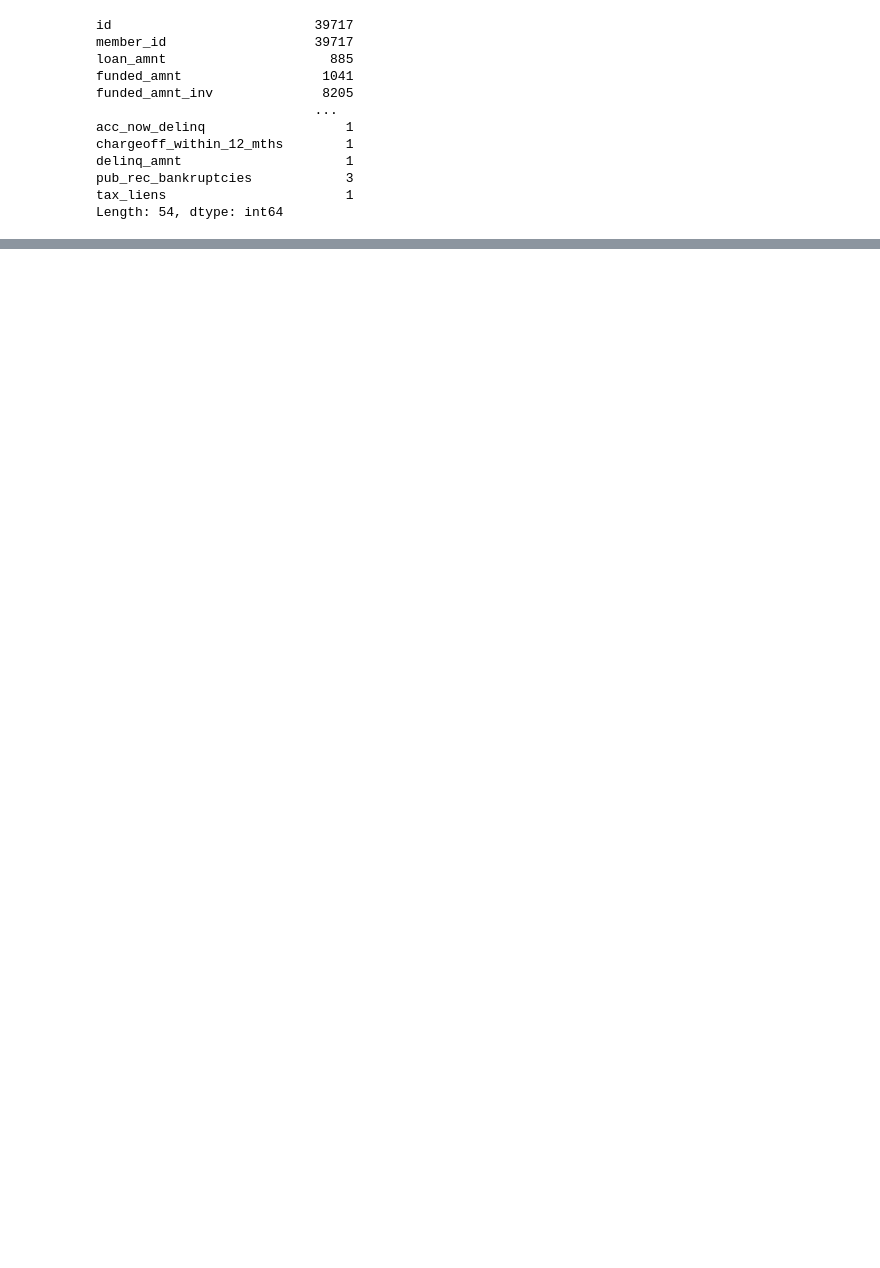
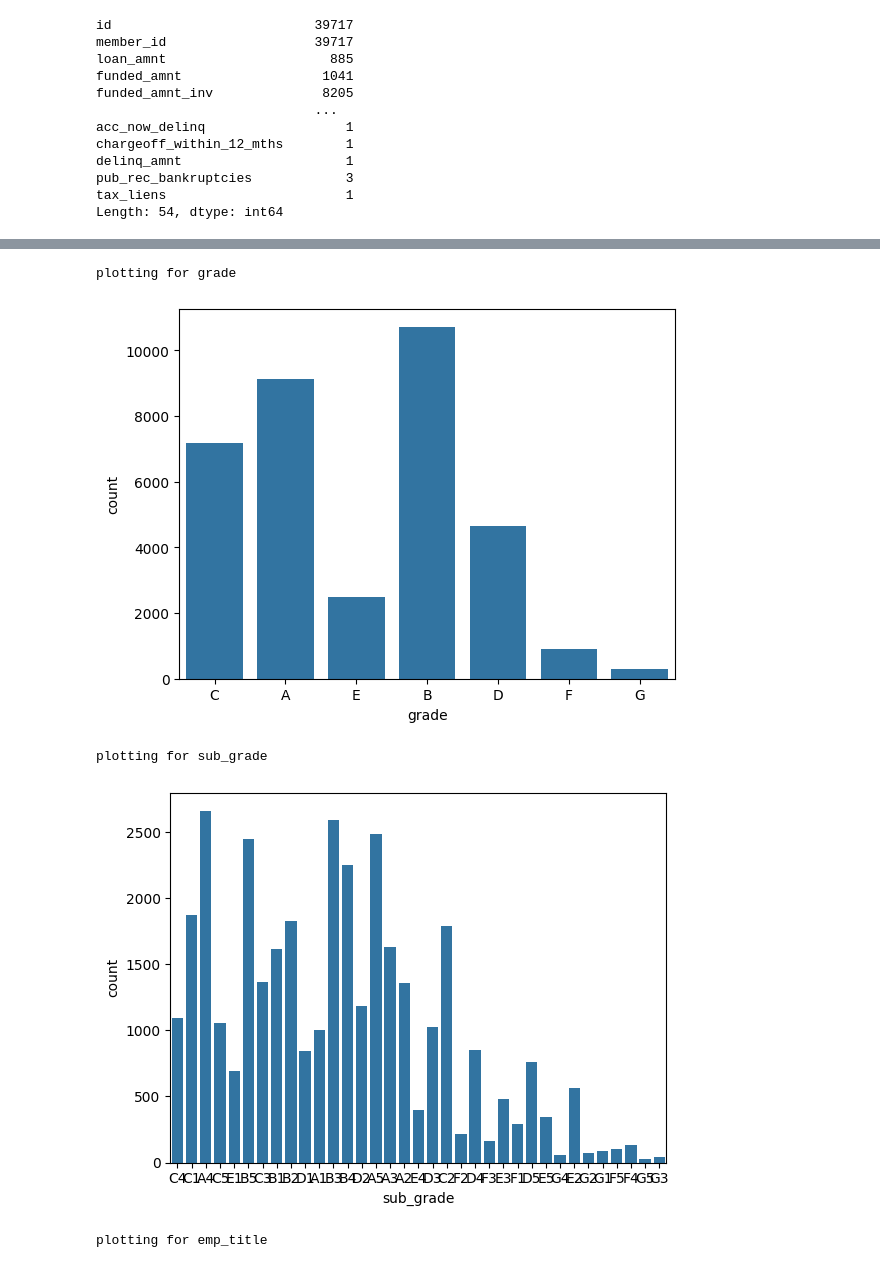
Before and after one commit to ankurbjr/LendingClubCaseStudy, a Jupyter notebook: data_cleaning.ipynb, the cells around one changed output, grey strips where cells are left out. Saved outputs shown, nothing was run; the diff lists cells and outputs as text; code cells hidden in the pictures; blank space fills up the shorter version.

```diff
--- a/data_cleaning.ipynb
+++ b/data_cleaning.ipynb
@@ -315,0 +513,12 @@ dtype: int64
+# %%
+for col in categorical:
+    print(f"plotting for {col}")
+    sns.countplot(x=loan_data[col])
+
+    plt.show()
+# %% [output]
+plotting for grade
+[figure, added]
+plotting for sub_grade
+[figure, added]
+plotting for emp_title
```
Also changed, not shown: parts of 59 cells of this notebook, 7 other files.
